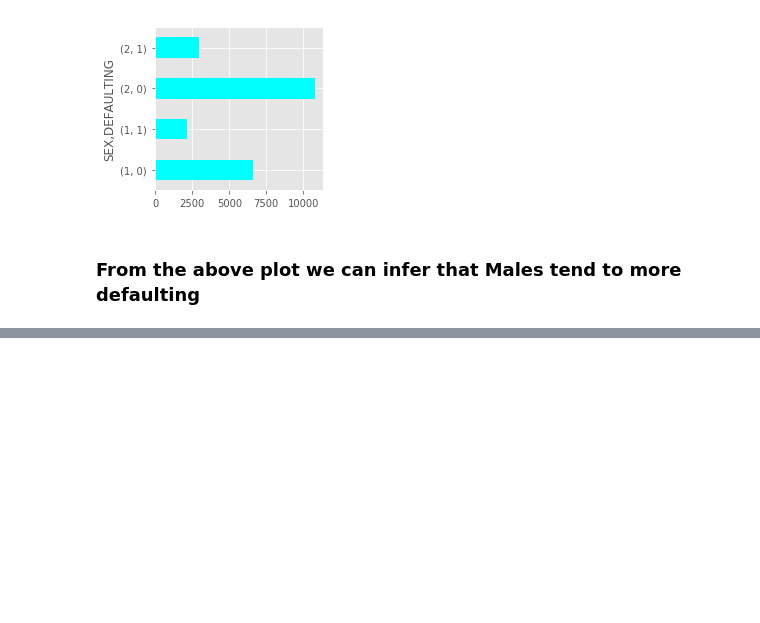
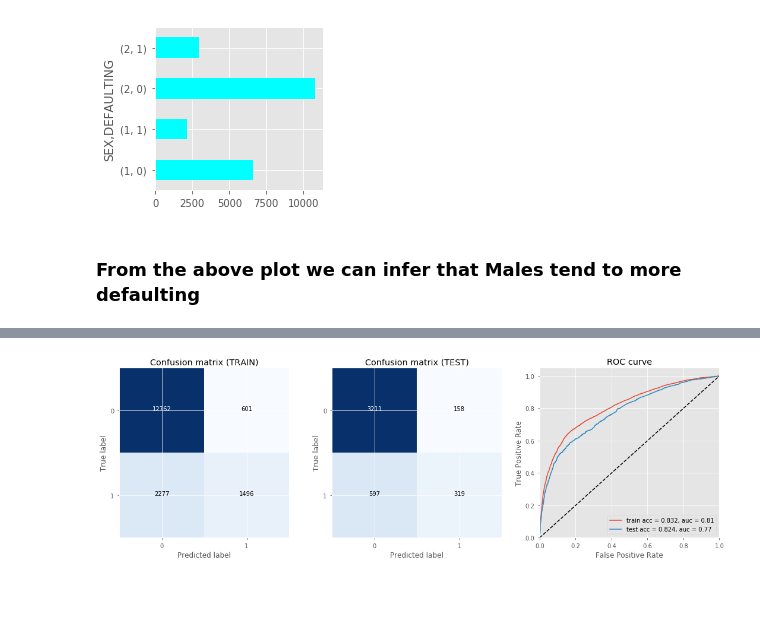
Before and after one commit to RaghwendraSingh/DataChallenge, a Jupyter notebook: notebooks/Defaulting.ipynb, the cells around one changed output, grey strips where cells are left out. Drawn from its saved outputs; the diff is of its cells as text; code cells hidden in the pictures; blank space fills up the shorter version.

```diff
--- a/notebooks/Defaulting.ipynb
+++ b/notebooks/Defaulting.ipynb
@@ -129,0 +518,6 @@ male defaulting accounts are 24.61520921217649% out of 8771 observations
+# %%
+num_round = 5
+evallist  = [(dtest,'eval'), (dtrain,'train')]
+param = {'objective':'binary:logistic', 'silent':1, 'eval_metric': ['error', 'logloss']}
+
+bst = xgb.train( param, dtrain, num_round, evallist )
@@ -129,0 +530,18 @@ male defaulting accounts are 24.61520921217649% out of 8771 observations
+# %%
+threshold = 0.5
+y_train_pred = bst.predict(dtrain)
+y_test_pred = bst.predict(dtest)
+
+fig,ax = plt.subplots(1,3)
+fig.set_size_inches(15,5)
+
+plot_cm(ax[0],  y_train, y_train_pred, [0,1], 'Confusion matrix (TRAIN)', threshold)
+plot_cm(ax[1],  y_test, y_test_pred,   [0,1], 'Confusion matrix (TEST)', threshold)
+plot_auc(ax[2], y_train, y_train_pred, y_test, y_test_pred, threshold)
+
+plt.tight_layout()
+plt.show()
+# %% [output]
+[figure, added]
+# %% [markdown]
+###
```
Also changed, not shown: parts of 46 cells of this notebook.
